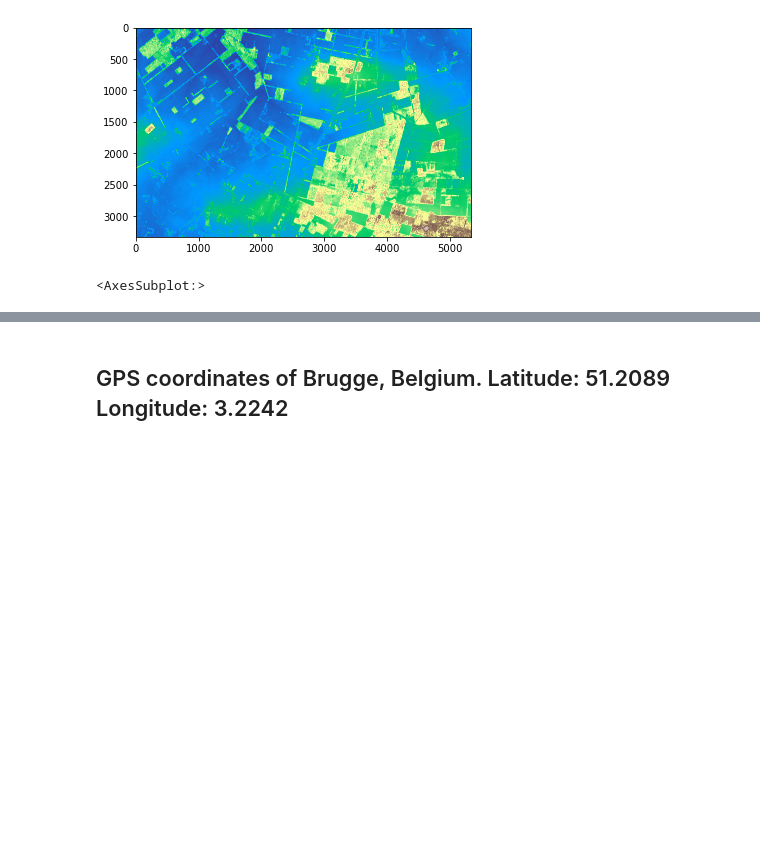
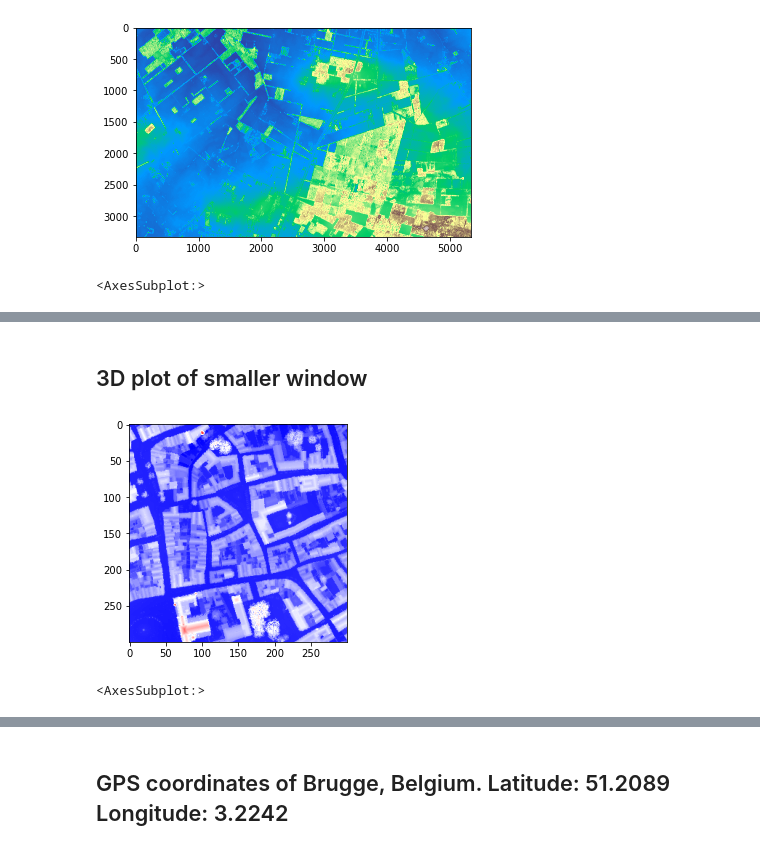
Before and after one commit to Maarten-Vandaele/Maarten_3DHouseProject, a Jupyter notebook: Maarten_3DhouseProject.ipynb, the cells around one changed output, grey strips where cells are left out. Cells and saved outputs as stored; diff of their text form; code cells hidden in the pictures; blank space fills up the shorter version.

```diff
--- a/Maarten_3DhouseProject.ipynb
+++ b/Maarten_3DhouseProject.ipynb
@@ -133,0 +129,21 @@ rasterio.plot.show(rst, cmap='bone')
+# %% [markdown]
+## 3D plot of smaller window
+# %%
+from rasterio.windows import from_bounds
+from rasterio.enums import Resampling
+
+Bruges_lamb_long = 70151.33
+Bruges_lamb_lat = 211744.50
+
+left = Bruges_lamb_long - 150
+right = Bruges_lamb_long + 150
+bottom = Bruges_lamb_lat - 150
+top = Bruges_lamb_lat + 150
+
+with rasterio.open("./assets/DHMVIIDSMRAS1m_k13.tif") as src:
+    rst = src.read(1, window=from_bounds(left, bottom, right, top, src.transform))
+
+rasterio.plot.show(rst, cmap='bwr')
+# %% [output]
+[figure, added]
+<AxesSubplot:>
```
Also changed, not shown: parts of 38 cells of this notebook, 1 other file.
